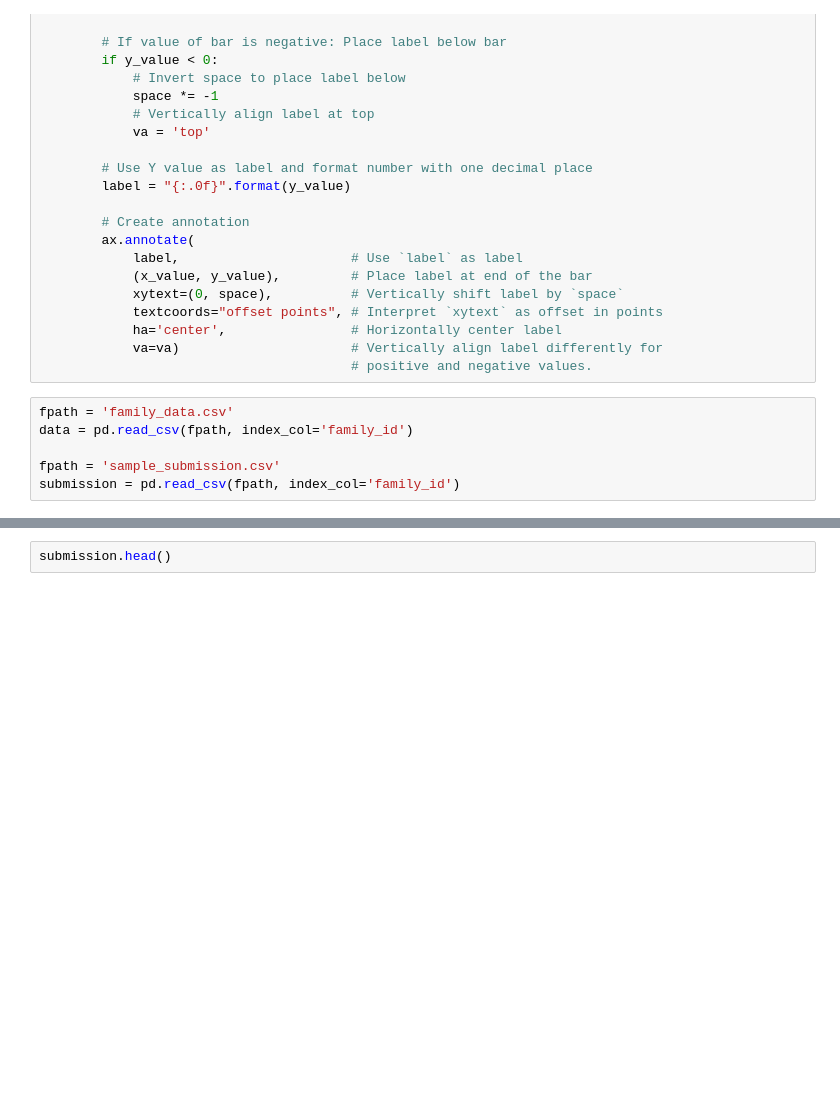
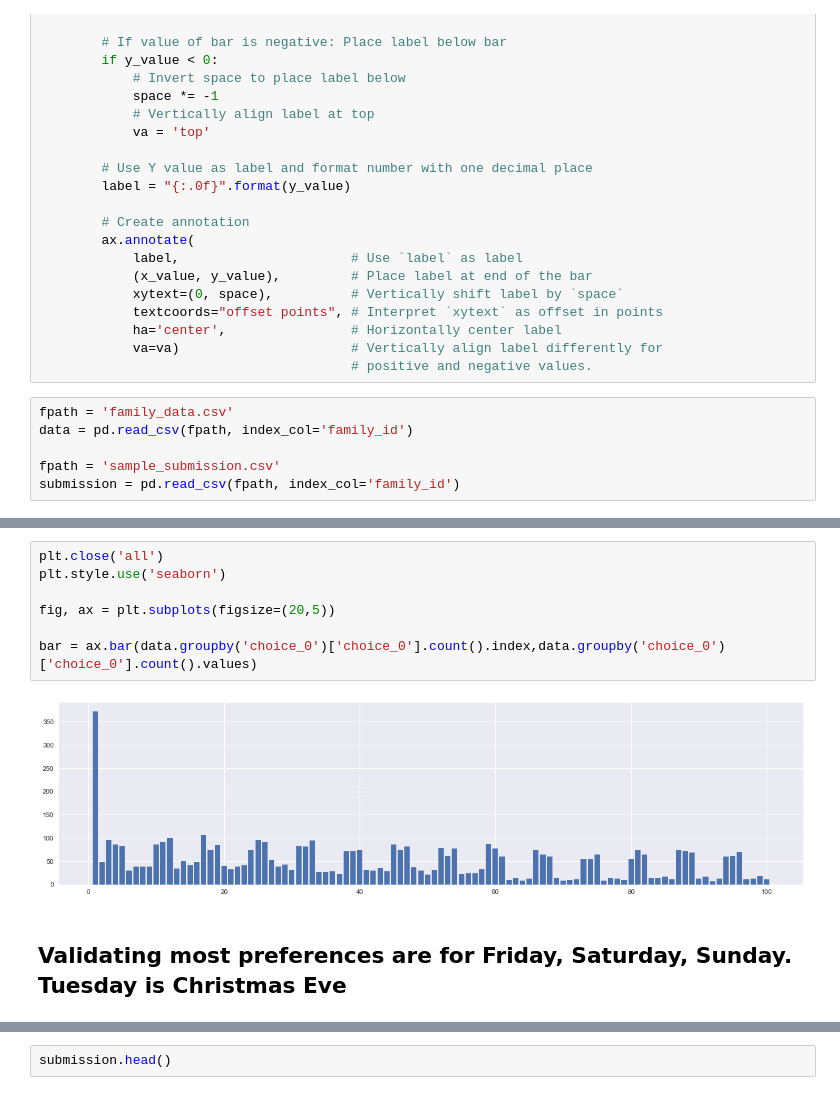
Before and after one commit to tdrumhel1/santa, a Jupyter notebook: v3-santa.ipynb, the cells around one changed output, grey strips where cells are left out. Cells and saved outputs as stored; diff of their text form; blank space fills up the shorter version.

Commit message:
cleaned up code and added some markdown with visuals

```diff
--- a/v3-santa.ipynb
+++ b/v3-santa.ipynb
@@ -75,0 +78,11 @@ data.head()
+# %%
+plt.close('all')
+plt.style.use('seaborn')
+
+fig, ax = plt.subplots(figsize=(20,5))
+
+bar = ax.bar(data.groupby('choice_0')['choice_0'].count().index,data.groupby('choice_0')['choice_0'].count().values)
+# %% [output]
+[figure, added]
+# %% [markdown]
+## Validating most preferences are for Friday, Saturday, Sunday. Tuesday is Christmas Eve
```
Also changed, not shown: parts of 26 cells of this notebook.
